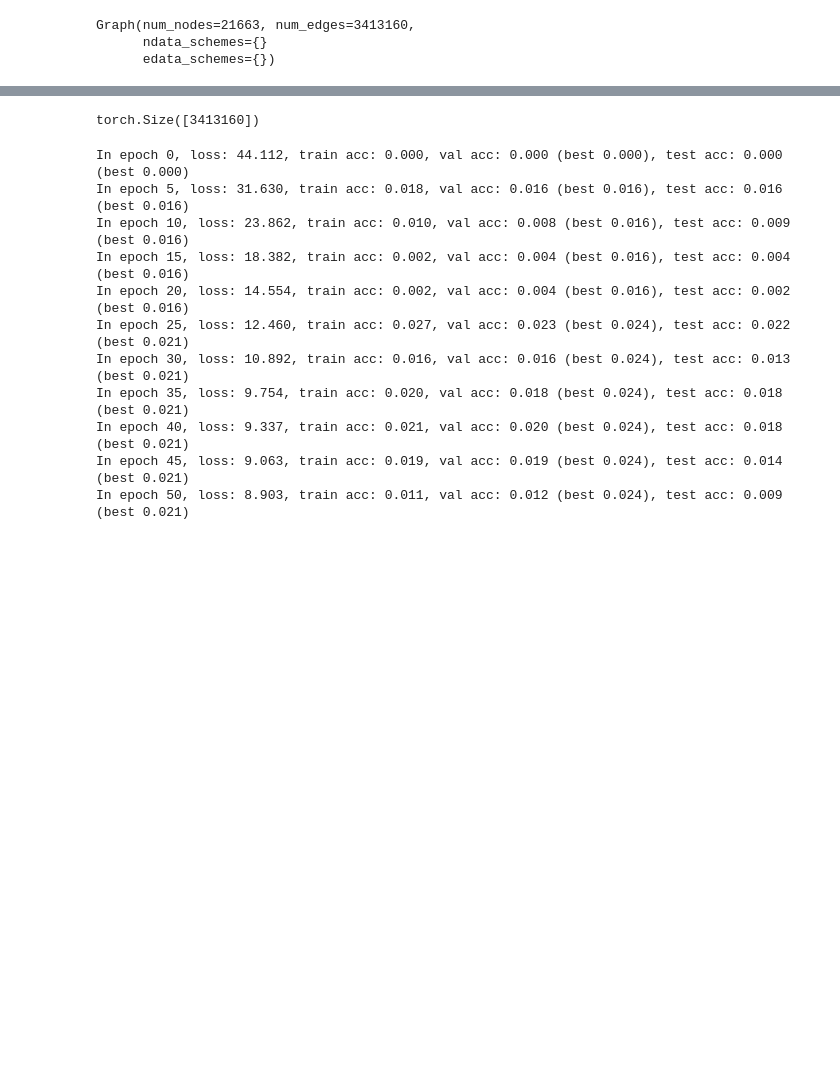
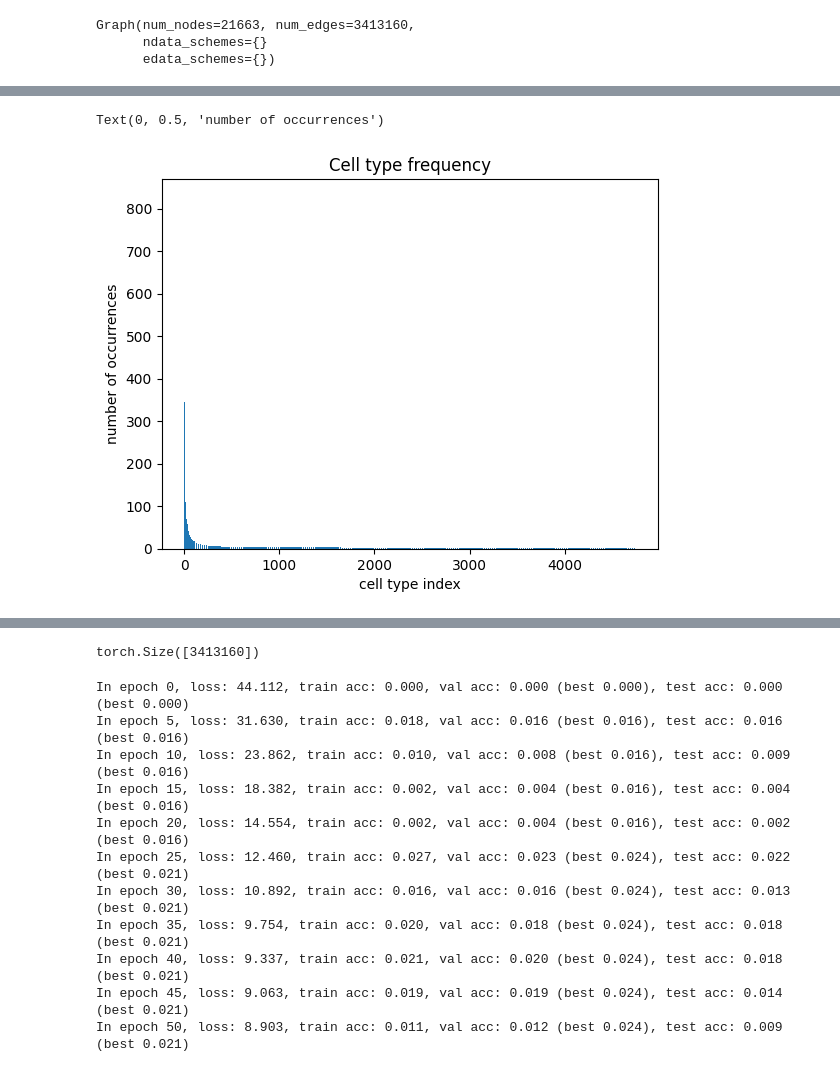
Before and after one commit to acnelexh/ADL-Final-Project, a Jupyter notebook: HemiBrain dataset tinkering.ipynb, the cells around one changed output, grey strips where cells are left out. Drawn from its saved outputs; the diff is of its cells as text; code cells hidden in the pictures; blank space fills up the shorter version.

Commit message:
Update HemiBrain dataset tinkering.ipynb
Updated with figures

```diff
--- a/HemiBrain dataset tinkering.ipynb
+++ b/HemiBrain dataset tinkering.ipynb
@@ -30,3 +52,8 @@ traced_neurons
 | 21661 | 604061479 | AVL12j_pct(AVL12)_R | AVL12j_pct |
 | 21662 | 453794660 | ADM04n_d_pct(ADM04)_R | ADM04n_d_pct |
 21663 rows × 3 columns
+# %%
+# clean neurons
+for index, row in traced_neurons.iterrows():
+    if pd.isnull(row['type']):
+        traced_neurons.drop(index, inplace=True)
@@ -44,5 +115,5 @@ labels = [label_idx_dict[label] for label in traced_neurons['instance'].values]
 # %%
 # get number of neuron types
-num_classes = traced_neurons['instance'].nunique()
+num_classes = traced_neurons['type'].nunique()
 print(num_classes)
 # %% [output]
@@ -120,0 +322,8 @@ Graph(num_nodes=21663, num_edges=3413160,
+# %%
+plt.bar(range(num_classes), traced_neurons['type'].value_counts())
+plt.title('Cell type frequency')
+plt.xlabel('cell type index')
+plt.ylabel('number of occurrences')
+# %% [output]
+Text(0, 0.5, 'number of occurrences')
+[figure, added]
```
Also changed, not shown: parts of 116 cells of this notebook.
